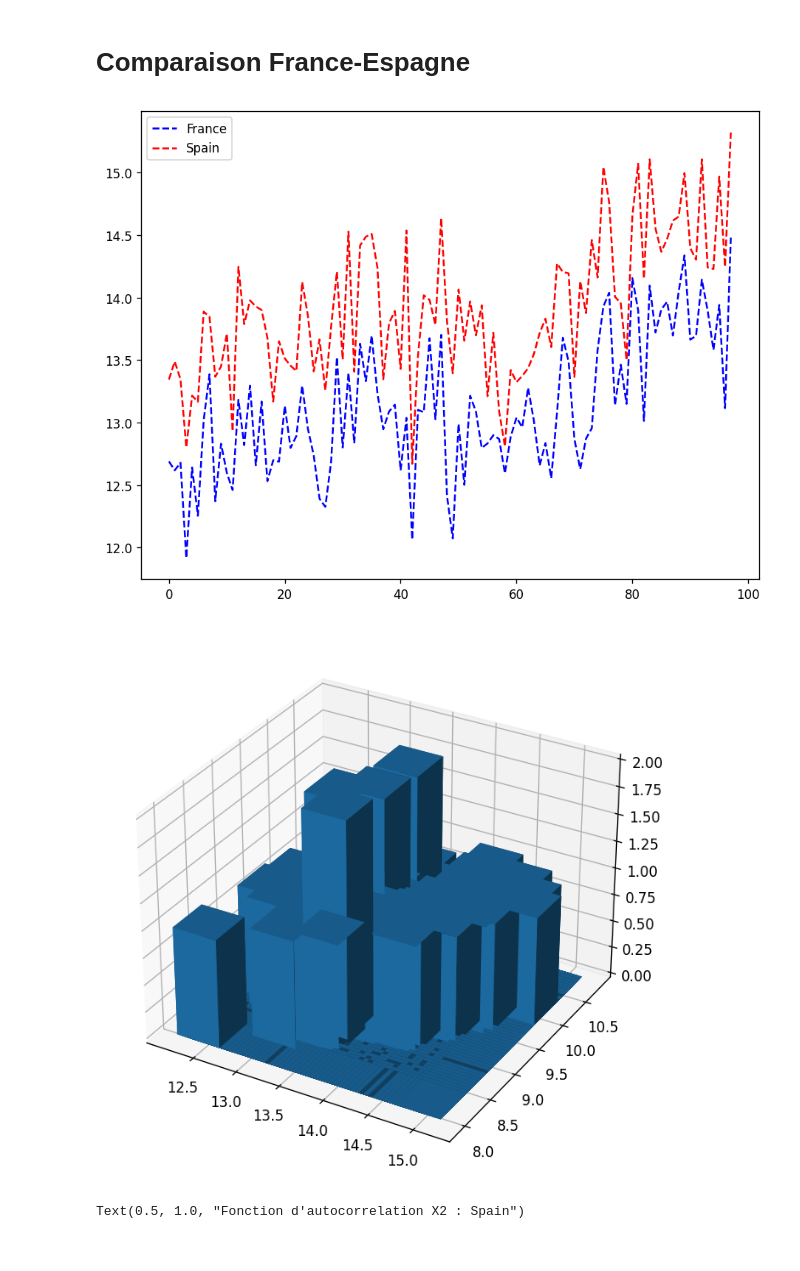
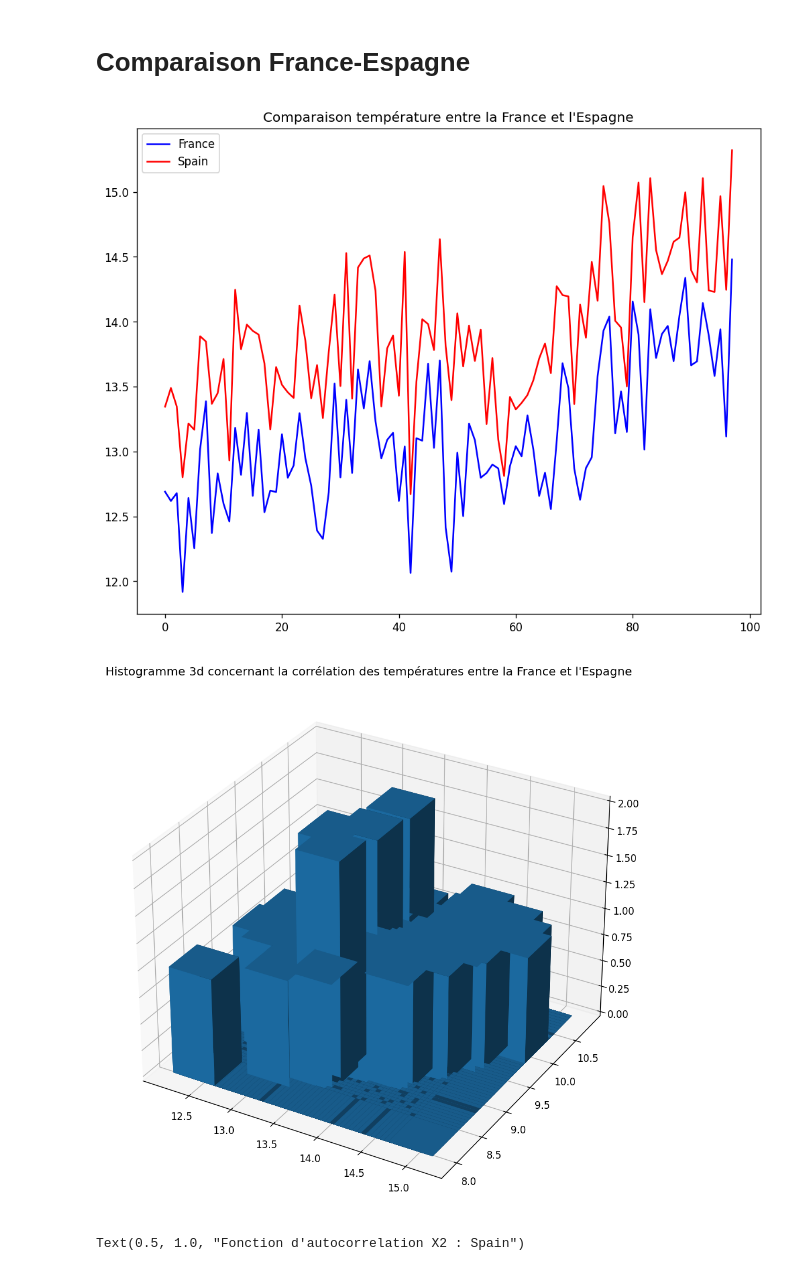
Before and after one commit to AntoineCOCHARD/DATA731-Country-temperature, a Jupyter notebook: proj.ipynb, the cells around one changed output. Cells and saved outputs as stored; diff of their text form; code cells hidden in the pictures.

```diff
--- a/proj.ipynb
+++ b/proj.ipynb
@@ -47,6 +15,5 @@ from pyneurgen.nodes import BiasNode, Connection
 # %%
-###################### TRAITEMENT DES DONNEES ######################
-data_france = [[],[]]
+ata_france = [[],[]]
 data_usa = [[],[]]
 data_china = [[],[]]
 data_germany = [[],[]]
@@ -59,7 +26,6 @@ with open('data.csv') as csv_file:
     line_count = 0
     for row in csv_reader:
         if line_count == 0:
-            print(f'Column names are {", ".join(row)}')
             line_count += 1
         else:
             if (row[3] == "France"):
@@ -166,27 +163,32 @@ plt.legend(["France","USA","China","Germany","Spain","Russia"], loc=5, mode="Non
 # %% [markdown]
 # Comparaison France-Espagne
 # %%
-plt.plot(data_france_years[1][1:], '--b')
-plt.plot(data_spain_years[1][1:], '--r')
+# On s'intéresse maintenant à deux pays très corrélés pour comparer avec d'autres types d'analyses
+
+plt.figure(figsize=(10, 8))
+plt.title("Comparaison température entre la France et l'Espagne")
+plt.plot(data_france_years[1][1:], 'b')
+plt.plot(data_spain_years[1][1:], 'r')
 plt.legend(["France","Spain"])
 
 
-fig = plt.figure()
+plt.figure(figsize=(12, 10))
 ax = plt.axes(projection='3d')
 hist, xedges, yedges = np.histogram2d(X1, X2, bins=50)
 
 xpos, ypos = np.meshgrid(xedges[:-1] + 0.25, yedges[:-1] + 0.25, indexing="ij")
 xpos = xpos.ravel()
 ypos = ypos.ravel()
 zpos = 0
 
 dx = dy = 0.5 * np.ones_like(zpos)
 dz = hist.ravel()
 ax.bar3d(xpos, ypos, zpos, dx, dy, dz, zsort='average')
+plt.title("Histogramme 3d concernant la corrélation des températures entre la France et l'Espagne")
 plt.savefig("3d.png")
 # %% [output]
-[figure, old version]
+[figure, new version]
-[figure, old version]
+[figure, new version]
 # %%
 def spectre(*args):
 	Np = 200 # nombre de points du spectre
```
Also changed, not shown: parts of 35 cells of this notebook, 1 other file.
